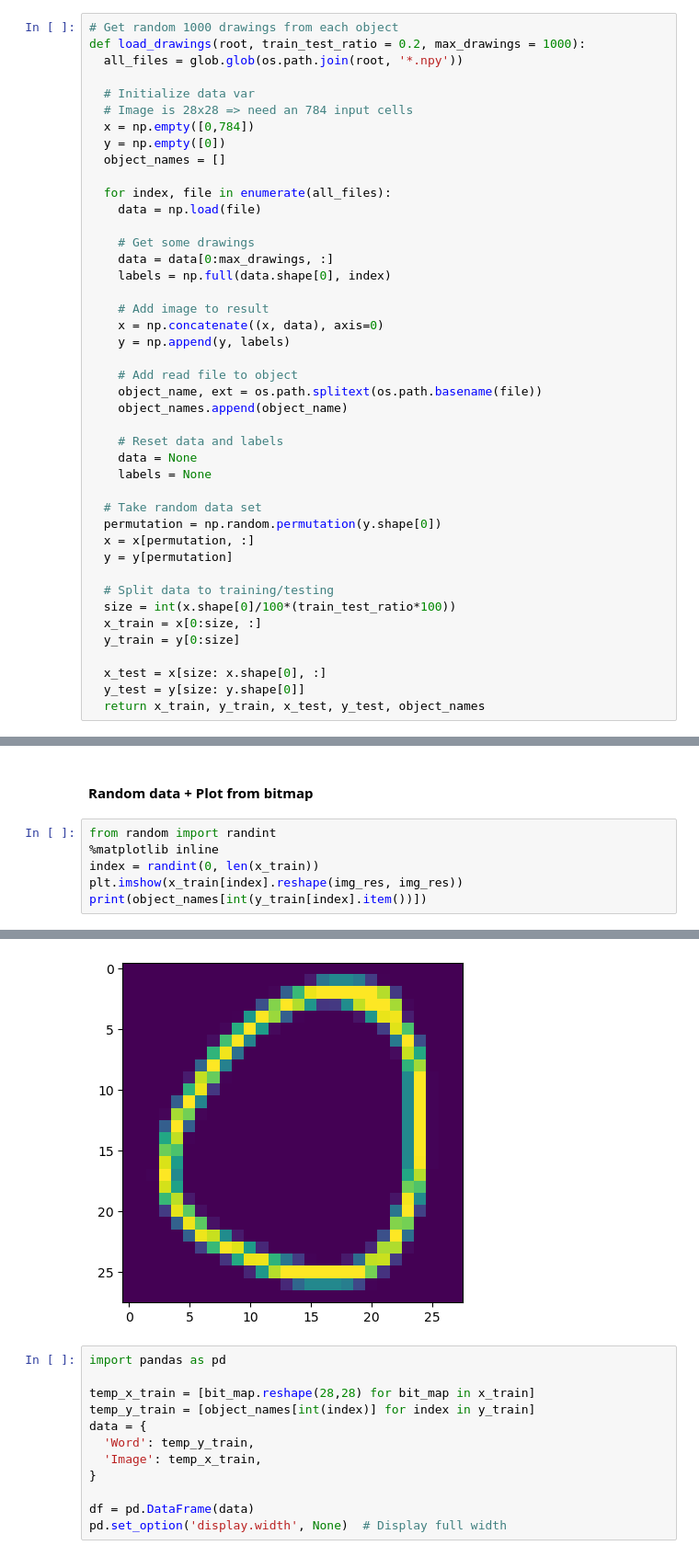
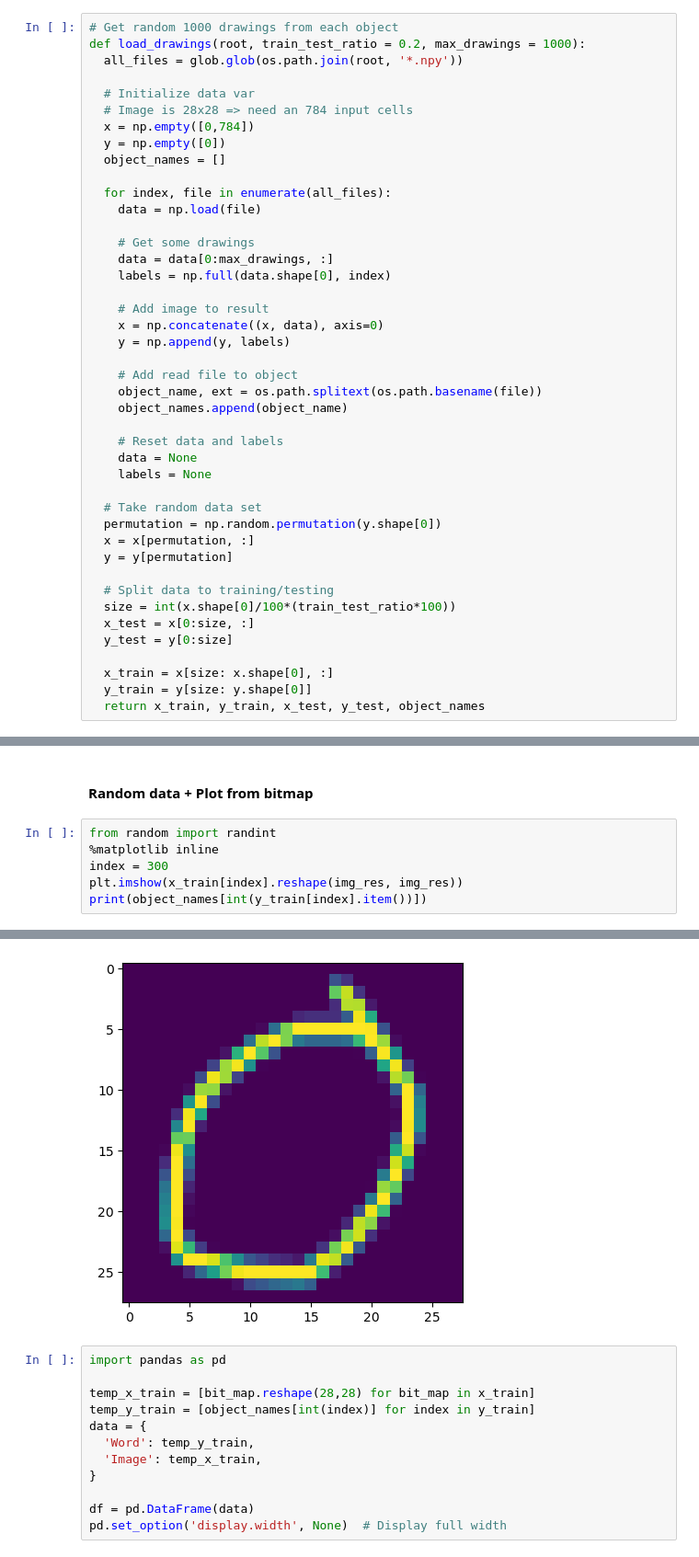
Before and after one commit to SaDaNdLoNeLy/doodleAI, a Jupyter notebook: preprocess.ipynb, the cells around one changed output, grey strips where cells are left out. Shown: that part at 92% size. Saved outputs shown, nothing was run; the diff lists cells and outputs as text.

```diff
--- a/preprocess.ipynb
+++ b/preprocess.ipynb
@@ -52,9 +47,9 @@ def load_drawings(root, train_test_ratio = 0.2, max_drawings = 1000):
 
   # Split data to training/testing
   size = int(x.shape[0]/100*(train_test_ratio*100))
-  x_train = x[0:size, :]
-  y_train = y[0:size]
+  x_test = x[0:size, :]
+  y_test = y[0:size]
 
-  x_test = x[size: x.shape[0], :]
-  y_test = y[size: y.shape[0]]
+  x_train = x[size: x.shape[0], :]
+  y_train = y[size: y.shape[0]]
   return x_train, y_train, x_test, y_test, object_names
@@ -67,12 +71,12 @@ img_res = 28
 # %%
 from random import randint
 %matplotlib inline
-index = randint(0, len(x_train))
+index = 300
 plt.imshow(x_train[index].reshape(img_res, img_res))
 print(object_names[int(y_train[index].item())])
 # %% [output]
 circle
-[figure, old version]
+[figure, new version]
 # %%
 import pandas as pd
 
```
Also changed, not shown: parts of 7 cells of this notebook, 4 other files.
